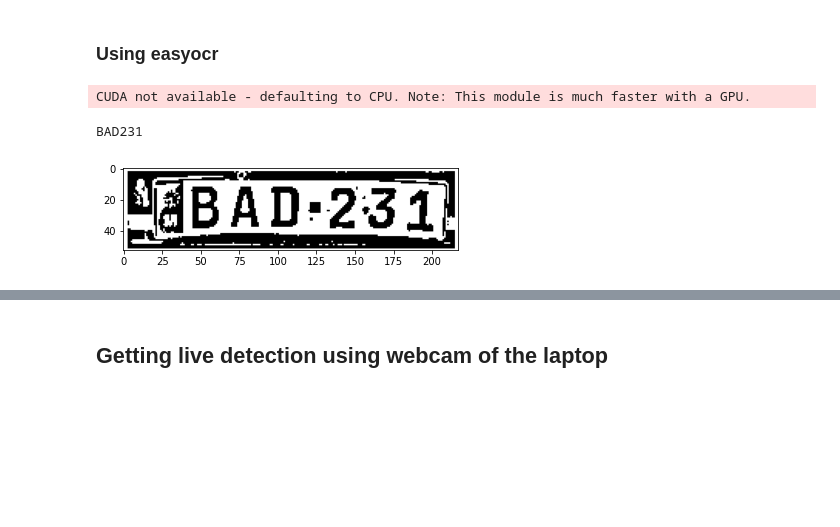
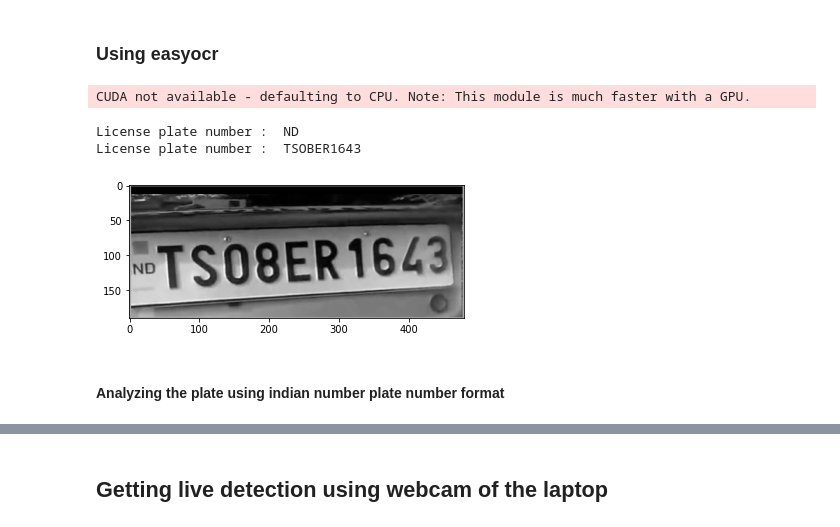
Before and after one commit to Sharath-v87/License-plate-detection, a Jupyter notebook: Licence detection - Tensorflow.ipynb, the cells around one changed output, grey strips where cells are left out. Drawn from its saved outputs; the diff is of its cells as text; code cells hidden in the pictures; blank space fills up the shorter version.

```diff
--- a/Licence detection - Tensorflow.ipynb
+++ b/Licence detection - Tensorflow.ipynb
@@ -173,4 +173,5 @@ from matplotlib import pyplot as plt
 # %%
 category_index = label_map_util.create_category_index_from_labelmap(files['LABELMAP'])
 # %%
-IMAGE_PATH = os.path.join(paths['IMAGE_PATH'], 'test', 'licence.2534fcc8-0b2e-11ec-9b7c-acde48001122.jpg')
+#IMAGE_PATH = os.path.join(paths['IMAGE_PATH'], 'Screenshot 2021-09-28 at 7.47.26 PM.png')
+IMAGE_PATH = '/Users/sharath/Desktop/TFODCourse/licence label/indian plates/Cars261.png'
@@ -316,7 +314,7 @@ for idx,box in enumerate(boxes):
     roi = box*[height,width,height,width]
     region = image[int(roi[0]):int(roi[2]),int(roi[1]):int(roi[3])]
     test = region.copy()
-    temp,details = ocR(region)
+    temp,details = ocR(test)
     totboxes = len(details['text'])
     #print(details)
     for i in range(totboxes):
@@ -338,6 +371,9 @@ print(lic)
 # %%
 import easyocr
 import string
+reader = easyocr.Reader(['en'])
+# %% [output]
+CUDA not available - defaulting to CPU. Note: This module is much faster with a GPU.
 # %%
 box_thres = 0.5
 
@@ -352,24 +388,27 @@ def numplatereg(image,result,img_thres):
             plate.append(res[1])
     return plate
 # %%
+ocr_res=[]
 for idx,box in enumerate(boxes):
     roi = box*[height,width,height,width]
     thres = image[int(roi[0]):int(roi[2]),int(roi[1]):int(roi[3])]
+    temp = thres
     thres = cv2.cvtColor(thres, cv2.COLOR_BGR2GRAY)
     thres = thres.astype(np.uint8)
-    region = cv2.adaptiveThreshold(thres,190,cv2.ADAPTIVE_THRESH_GAUSSIAN_C,cv2.THRESH_BINARY,17,4)
+    region = cv2.threshold(thres, 0, 255, cv2.THRESH_BINARY | cv2.THRESH_OTSU)[1]
+
     #plt.imshow(region)
-    reader = easyocr.Reader(['en'])
-    ocr_res = reader.readtext(region,allowlist=string.ascii_uppercase + "0123456789")
+    op = reader.readtext(region,allowlist=string.ascii_uppercase + "0123456789")
+    ocr_res.append(op)
     for i in range(0,len(ocr_res)):
-        print(ocr_res[i][1])
-    text= numplatereg(region,ocr_res,box_thres)
-#     top_left = tuple(ocr_res[0][0][0])
-#     bottom_right = tuple(ocr_res[0][0][2])
-    #img = cv2.rectangle(region,top_left,bottom_right,(0,255,0),2)
-    plt.imshow(region, cmap='gray')
+        for j in range(0,len(ocr_res[i])):
+            print('License plate number : ', ocr_res[i][j][1])
+
+    plt.imshow(thres, cmap='gray')
     plt.show()
 # %% [output]
-CUDA not available - defaulting to CPU. Note: This module is much faster with a GPU.
+License plate number :  ND
+License plate number :  TSOBER1643
-BAD231
-[figure, old version]
+[figure, new version]
+# %% [markdown]
+#### Analyzing the plate using indian number plate number format
```
Also changed, not shown: parts of 24 cells of this notebook.
